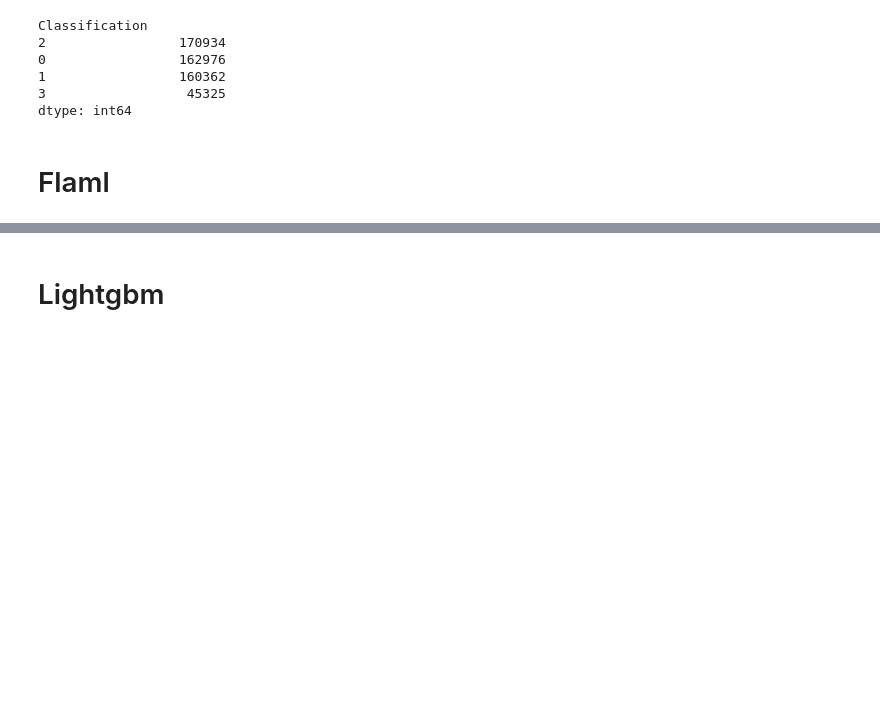
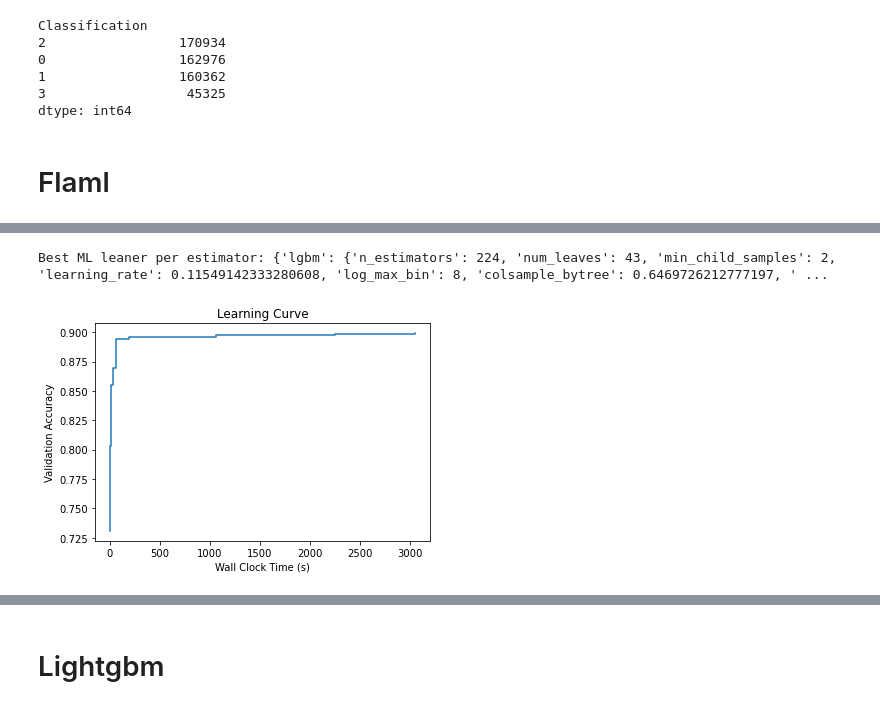
Before and after one commit to jespertjee/LOFAR_ML, a Jupyter notebook: Supervised/Fangyou/Preprocessed_data/Classification_Combined.ipynb, the cells around one changed output, grey strips where cells are left out. Drawn from its saved outputs; the diff is of its cells as text; code cells hidden in the pictures; blank space fills up the shorter version.

```diff
--- a/Supervised/Fangyou/Preprocessed_data/Classification_Combined.ipynb
+++ b/Supervised/Fangyou/Preprocessed_data/Classification_Combined.ipynb
@@ -212,3 +237,23 @@ Training duration of best run: 96.68 s
+# %%
+print('Best ML leaner per estimator:', automl.best_config_per_estimator)
+# %% [output]
+Best ML leaner per estimator: {'lgbm': {'n_estimators': 224, 'num_leaves': 43, 'min_child_samples': 2, 'learning_rate': 0.11549142333280608, 'log_max_bin': 8, 'colsample_bytree': 0.6469726212777197, ' ...
+# %%
+from flaml.data import get_output_from_log
+
+time_history, best_valid_loss_history, valid_loss_history, config_history, metric_history = \
+    get_output_from_log(filename="general.log", time_budget=3600)
+# %%
+import matplotlib.pyplot as plt
+import numpy as np
+
+plt.title("Learning Curve")
+plt.xlabel("Wall Clock Time (s)")
+plt.ylabel("Validation Accuracy")
+plt.step(time_history, 1 - np.array(best_valid_loss_history), where="post")
+plt.show()
+# %% [output]
+[figure, added]
 # %%
 y_pred = automl.predict(X_test)
 print(classification_report(y_test, y_pred, target_names=labels, digits=4))
```
Also changed, not shown: parts of 10 cells of this notebook.
